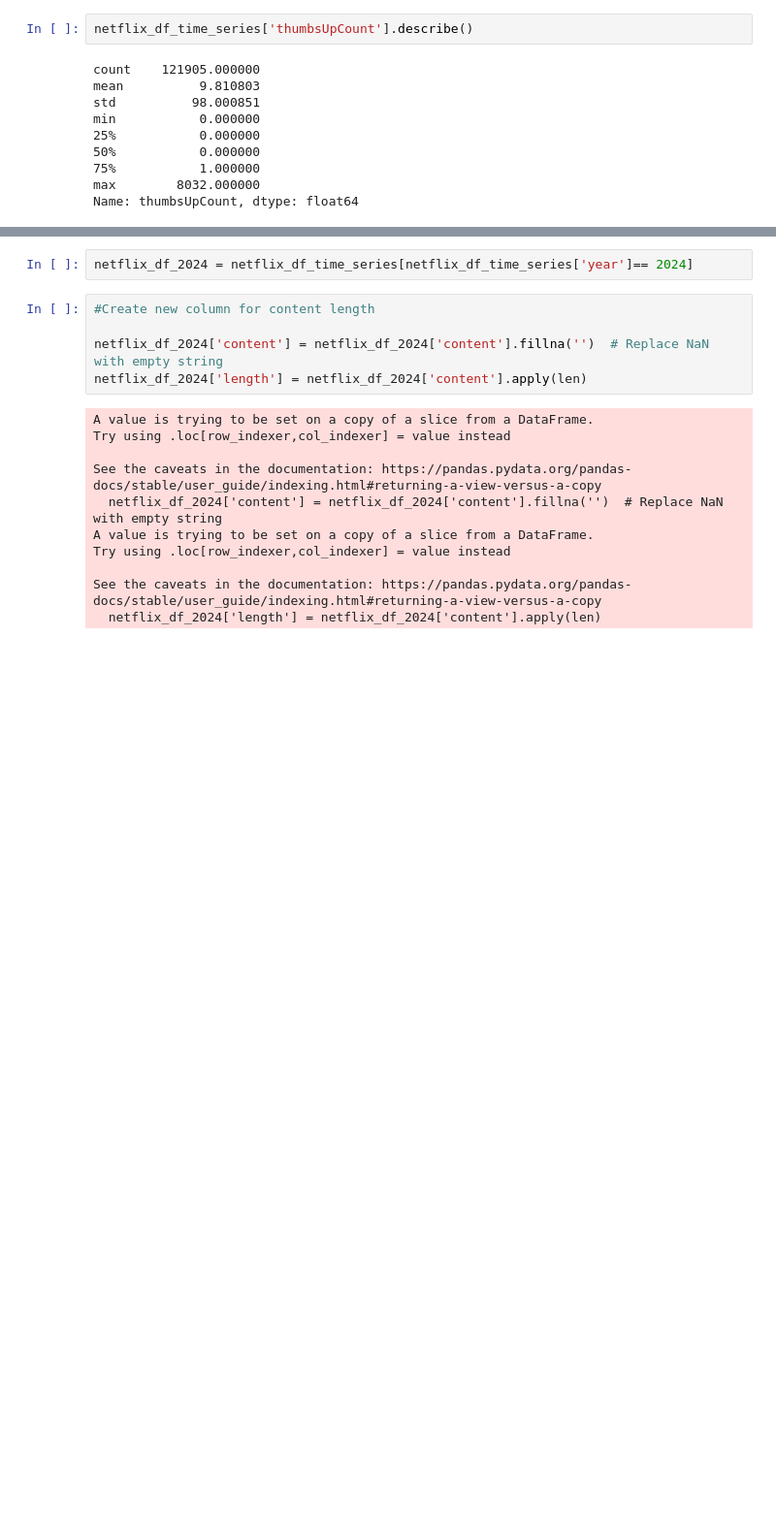
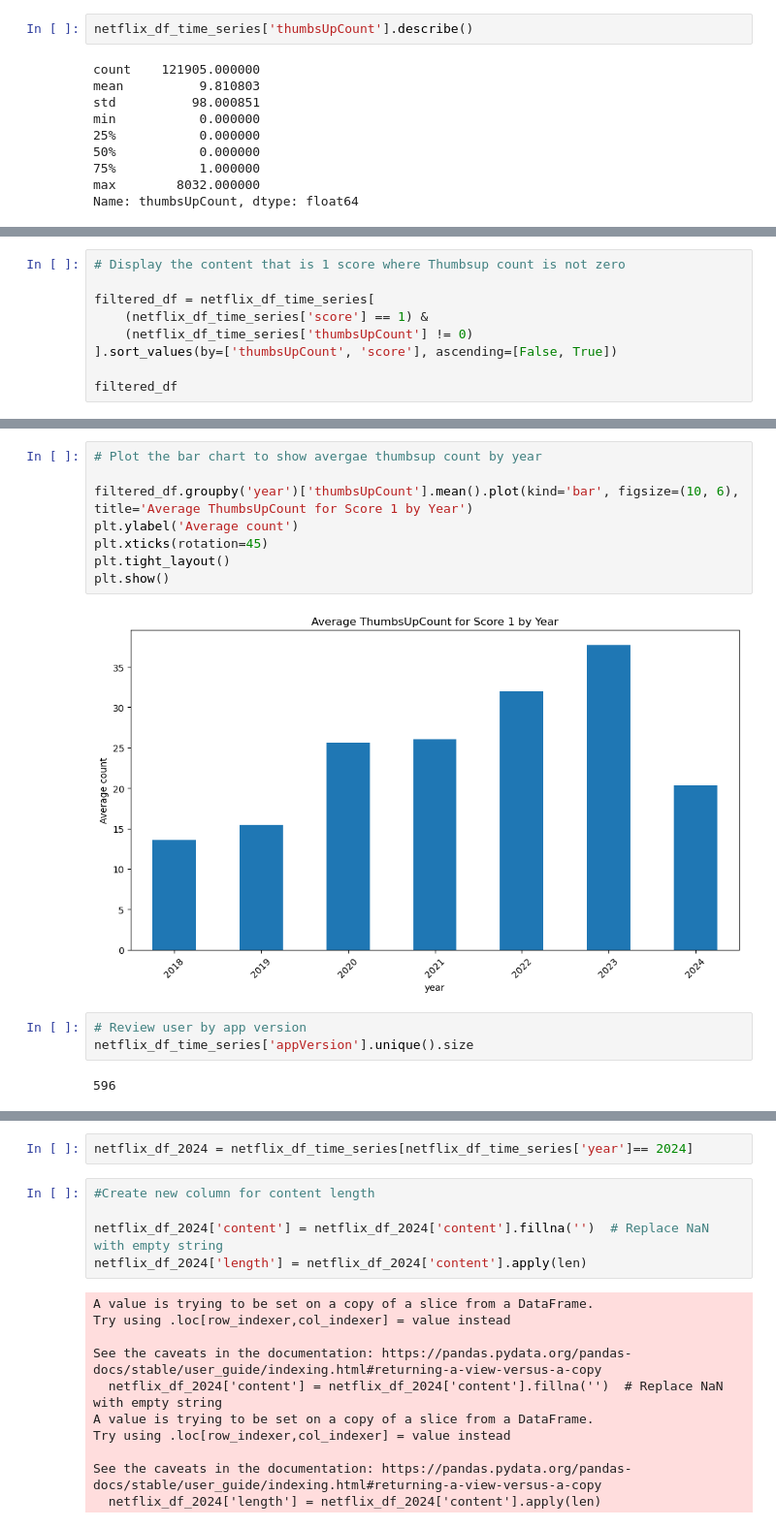
Before and after one commit to aimeele97/netflix_time_series_sentiment_analysis, a Jupyter notebook: Netflix_Reviews_Sentiment_Analysis.ipynb, the cells around one changed output, grey strips where cells are left out. Shown at 97% size. Cells and saved outputs as stored; diff of their text form; blank space fills up the shorter version.

```diff
--- a/Netflix_Reviews_Sentiment_Analysis.ipynb
+++ b/Netflix_Reviews_Sentiment_Analysis.ipynb
@@ -243,0 +245,9 @@ Name: thumbsUpCount, dtype: float64
+# %%
+# Display the content that is 1 score where Thumbsup count is not zero
+
+filtered_df = netflix_df_time_series[
+    (netflix_df_time_series['score'] == 1) &
+    (netflix_df_time_series['thumbsUpCount'] != 0)
+].sort_values(by=['thumbsUpCount', 'score'], ascending=[False, True])
+
+filtered_df
@@ -243,0 +283,15 @@ Name: thumbsUpCount, dtype: float64
+# %%
+# Plot the bar chart to show avergae thumbsup count by year
+
+filtered_df.groupby('year')['thumbsUpCount'].mean().plot(kind='bar', figsize=(10, 6), title='Average ThumbsUpCount for Score 1 by Year')
+plt.ylabel('Average count')
+plt.xticks(rotation=45)
+plt.tight_layout()
+plt.show()
+# %% [output]
+[figure, added]
+# %%
+# Review user by app version
+netflix_df_time_series['appVersion'].unique().size
+# %% [output]
+596
```
Also changed, not shown: parts of 21 cells of this notebook, 1 other file.
